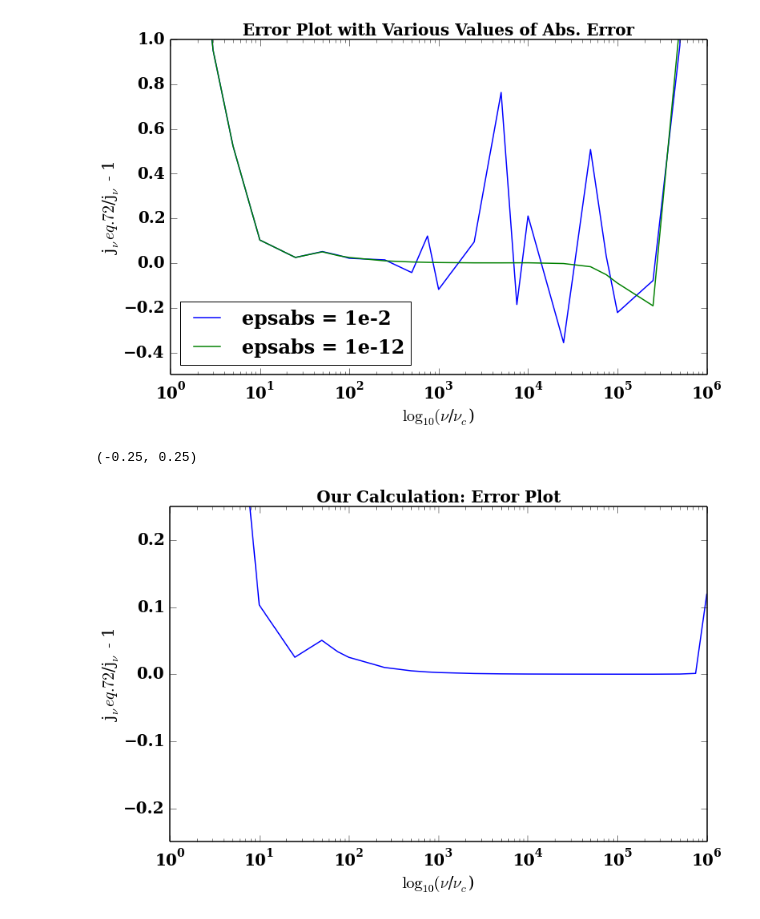
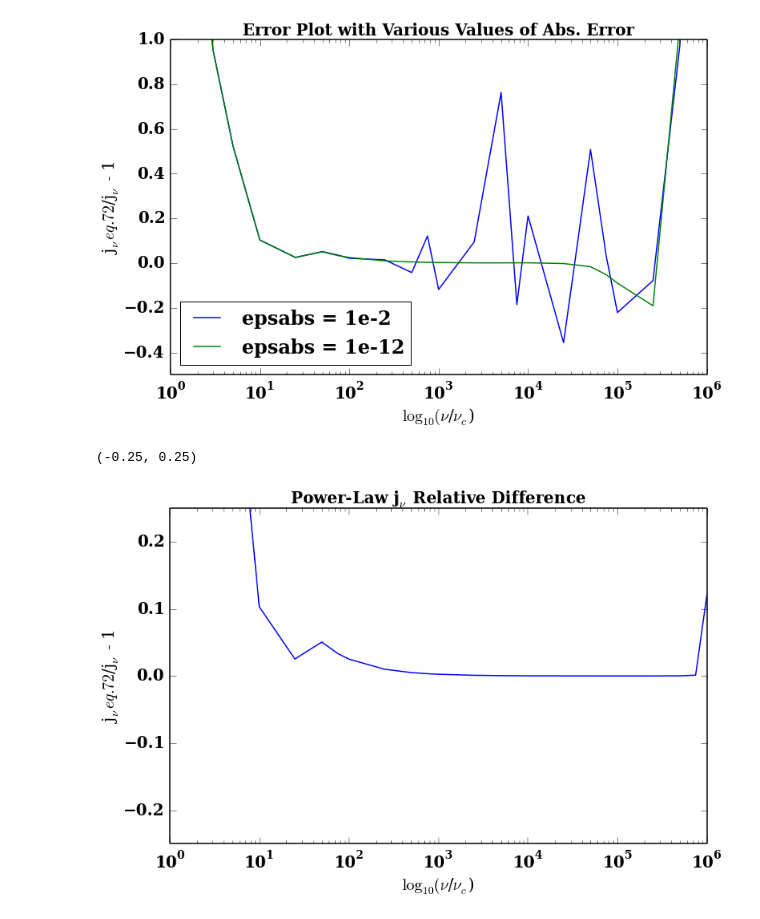
Before and after one commit to aapandy2/kappa_distributions, a Jupyter notebook: jnu_calculator_power_law.ipynb, the cells around one changed output. Drawn from its saved outputs; the diff is of its cells as text; code cells hidden in the pictures.

```diff
--- a/jnu_calculator_power_law.ipynb
+++ b/jnu_calculator_power_law.ipynb
@@ -239,22 +247,22 @@ pl.ylim([-0.5, 1])
 # %%
 #a plot of error with iharmony's error tolerances
 
 
 errordata = np.loadtxt('/home/alex/kappa_dist/jnu_power_law_very_low_tolerance.txt')
 nu_ratio = errordata[:, 0]
 calculated_jnu = errordata[:, 1]
 
 fitting_function_jnu = analytic_soln_eq_58(nu_ratio)
 
 error = fitting_function_jnu/calculated_jnu - 1.
 
 pl.xlabel("$\\log_{10}(\\nu$/$\\nu_c$)")
 pl.ylabel("j$_\\nu eq.72$/j$_\\nu$ - 1")
 
 pl.semilogx(nu_ratio, error)
 pl.legend(loc='lower left')
-pl.title('Our Calculation: Error Plot')
+pl.title('Power-Law j$_\\nu$ Relative Difference')
 pl.ylim([-0.25, 0.25])
 # %% [output]
 (-0.25, 0.25)
-[figure, old version]
+[figure, new version]
```
Also changed, not shown: parts of 2 cells of this notebook, 4 other files.
